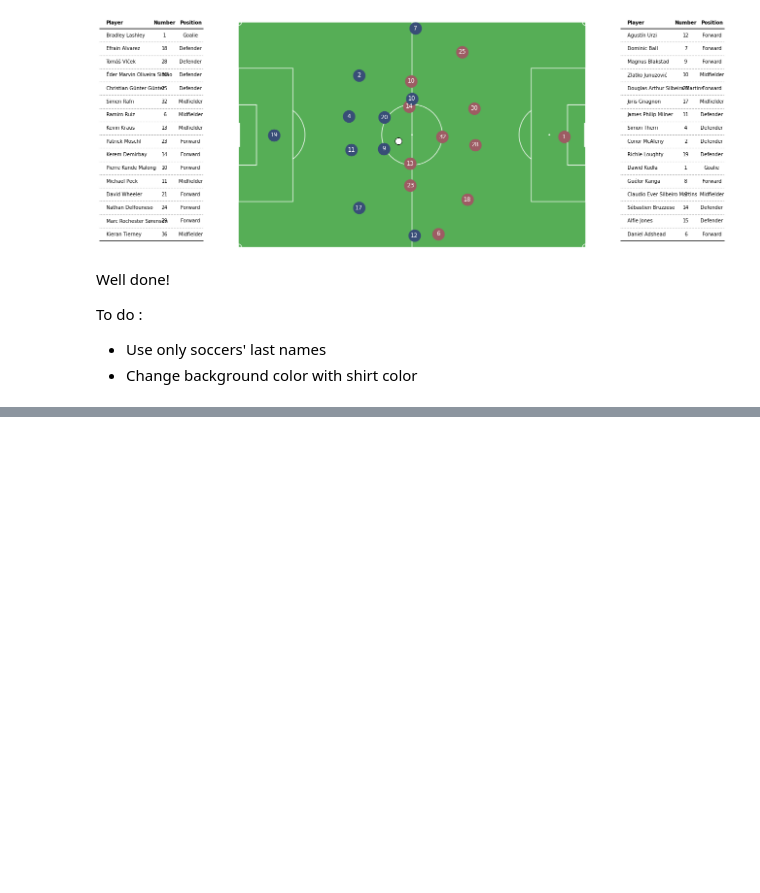
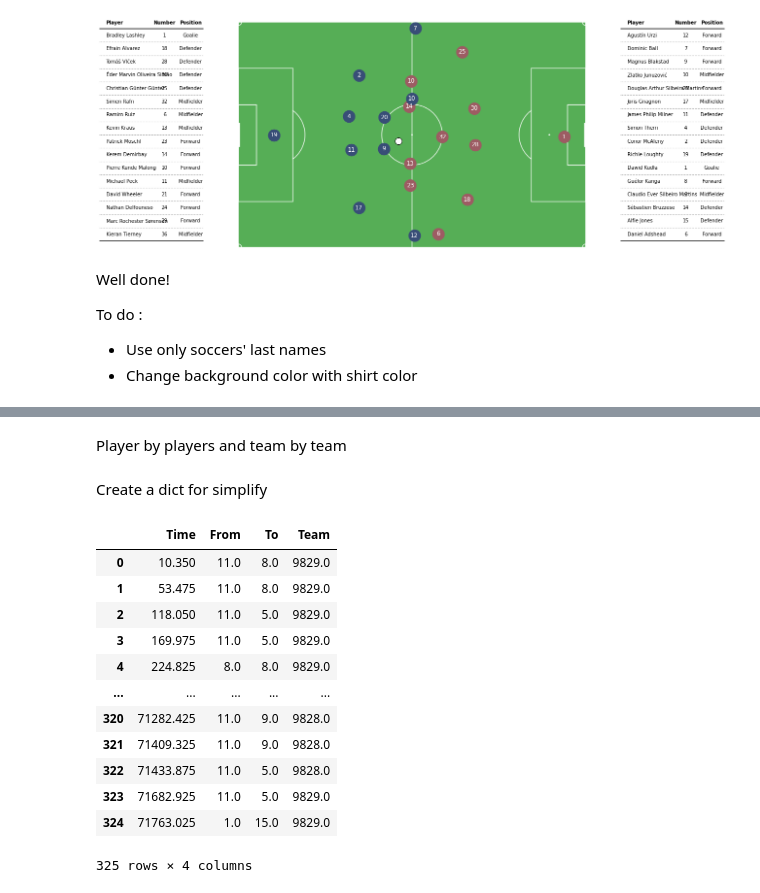
Before and after one commit to claireseceh/tracking-football, a Jupyter notebook: main.ipynb, the cells around one changed output, grey strips where cells are left out. Cells and saved outputs as stored; diff of their text form; code cells hidden in the pictures; blank space fills up the shorter version.

```diff
--- a/main.ipynb
+++ b/main.ipynb
@@ -475,0 +380,3 @@ To do :
+# %%
+passes  = event_FH[event_FH.filtered_event_types.str.contains('passSucceeded', na=False)]
+passes = passes.reset_index()
@@ -475,0 +468,27 @@ To do :
+# %% [markdown]
+Player by players and team by team
+# %% [markdown]
+Create a dict for simplify
+# %%
+passes_FH = pd.DataFrame(columns=['Time','From','To','Team'],index=np.arange(0,len(passes)))
+
+passes_FH.Time = passes_time
+passes_FH.From = passes_from
+passes_FH.To = passes_to
+passes_FH.Team = passes_team
+
+passes_FH
+# %% [output]
+|  | Time | From | To | Team |
+| 0 | 10.350 | 11.0 | 8.0 | 9829.0 |
+| 1 | 53.475 | 11.0 | 8.0 | 9829.0 |
+| 2 | 118.050 | 11.0 | 5.0 | 9829.0 |
+| 3 | 169.975 | 11.0 | 5.0 | 9829.0 |
+| 4 | 224.825 | 8.0 | 8.0 | 9829.0 |
+| ... | ... | ... | ... | ... |
+| 320 | 71282.425 | 11.0 | 9.0 | 9828.0 |
+| 321 | 71409.325 | 11.0 | 9.0 | 9828.0 |
+| 322 | 71433.875 | 11.0 | 5.0 | 9828.0 |
+| 323 | 71682.925 | 11.0 | 5.0 | 9829.0 |
+| 324 | 71763.025 | 1.0 | 15.0 | 9829.0 |
+325 rows × 4 columns
```
Also changed, not shown: parts of 17 cells of this notebook.
